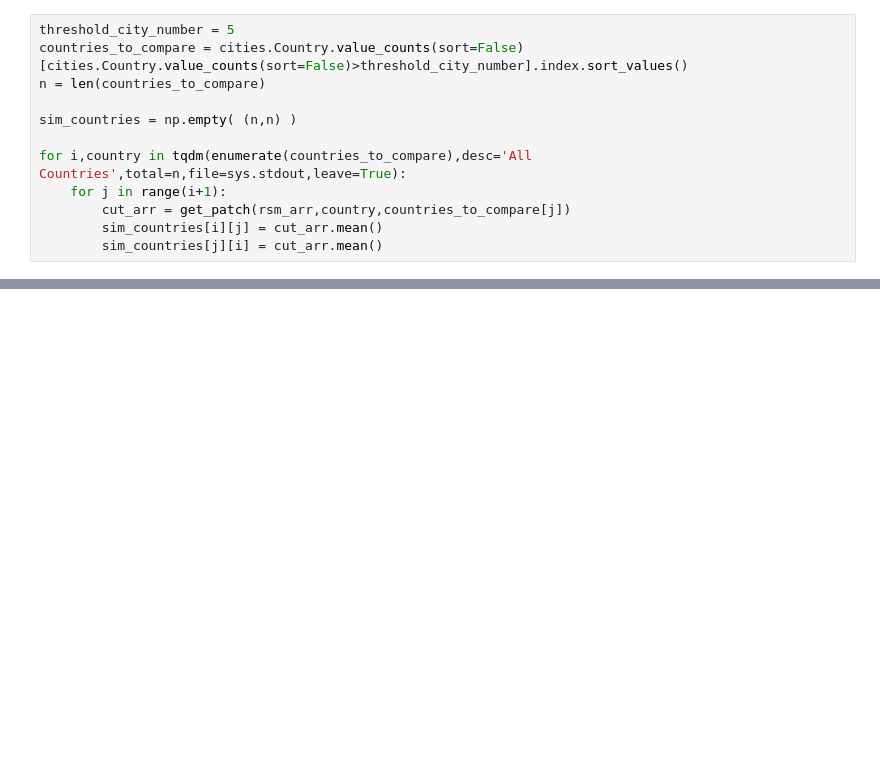
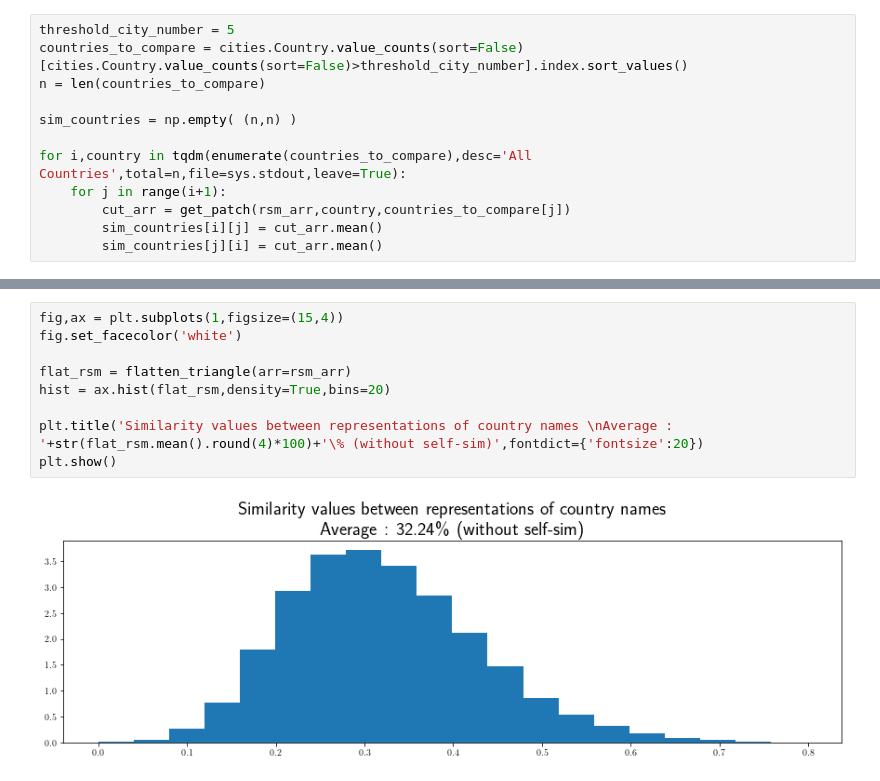
Before and after one commit to blietard/GeographyLMs, a Jupyter notebook: similarity_analysis.ipynb, the cells around one changed output, grey strips where cells are left out. Drawn from its saved outputs; the diff is of its cells as text; blank space fills up the shorter version.

```diff
--- a/similarity_analysis.ipynb
+++ b/similarity_analysis.ipynb
@@ -247,0 +264,11 @@ plt.show()
+# %%
+fig,ax = plt.subplots(1,figsize=(15,4))
+fig.set_facecolor('white')
+
+flat_rsm = flatten_triangle(arr=rsm_arr)
+hist = ax.hist(flat_rsm,density=True,bins=20)
+
+plt.title('Similarity values between representations of country names \nAverage : '+str(flat_rsm.mean().round(4)*100)+'\% (without self-sim)',fontdict={'fontsize':20})
+plt.show()
+# %% [output]
+[figure, added]
```
Also changed, not shown: parts of 6 cells of this notebook, 5 other files.
